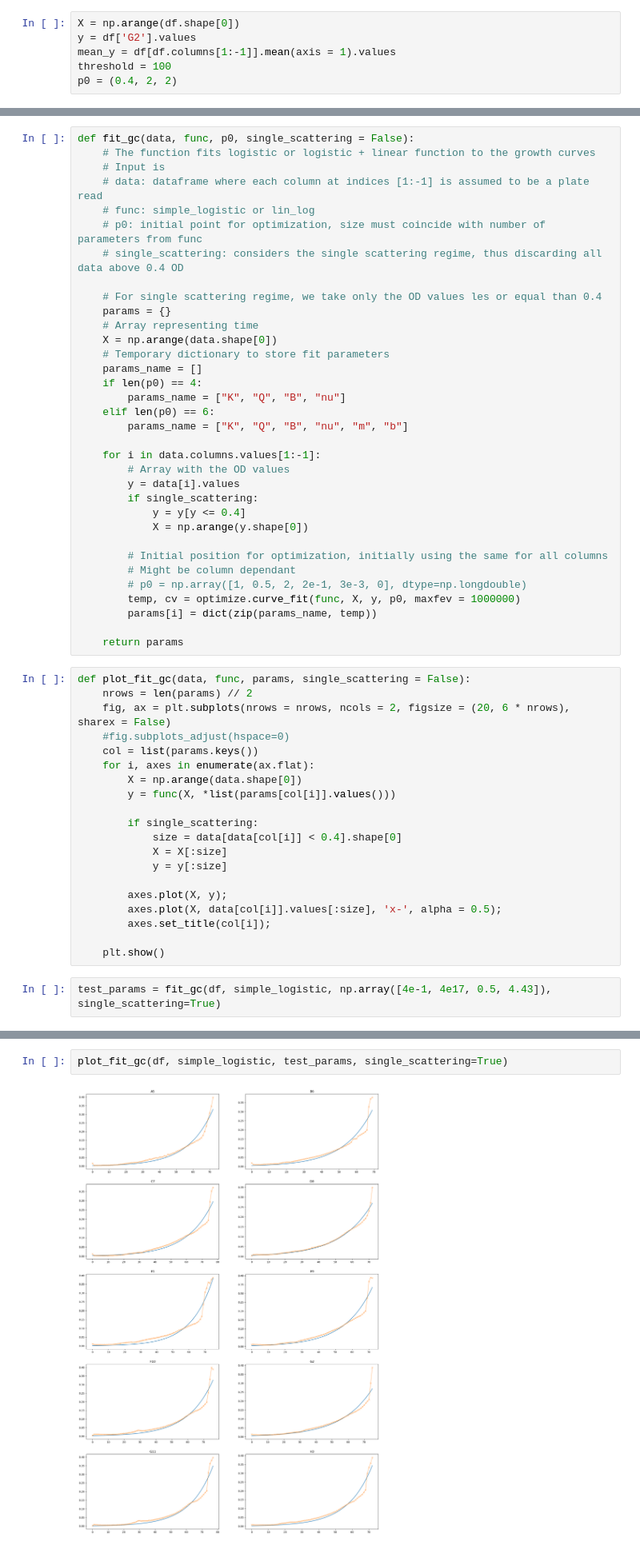
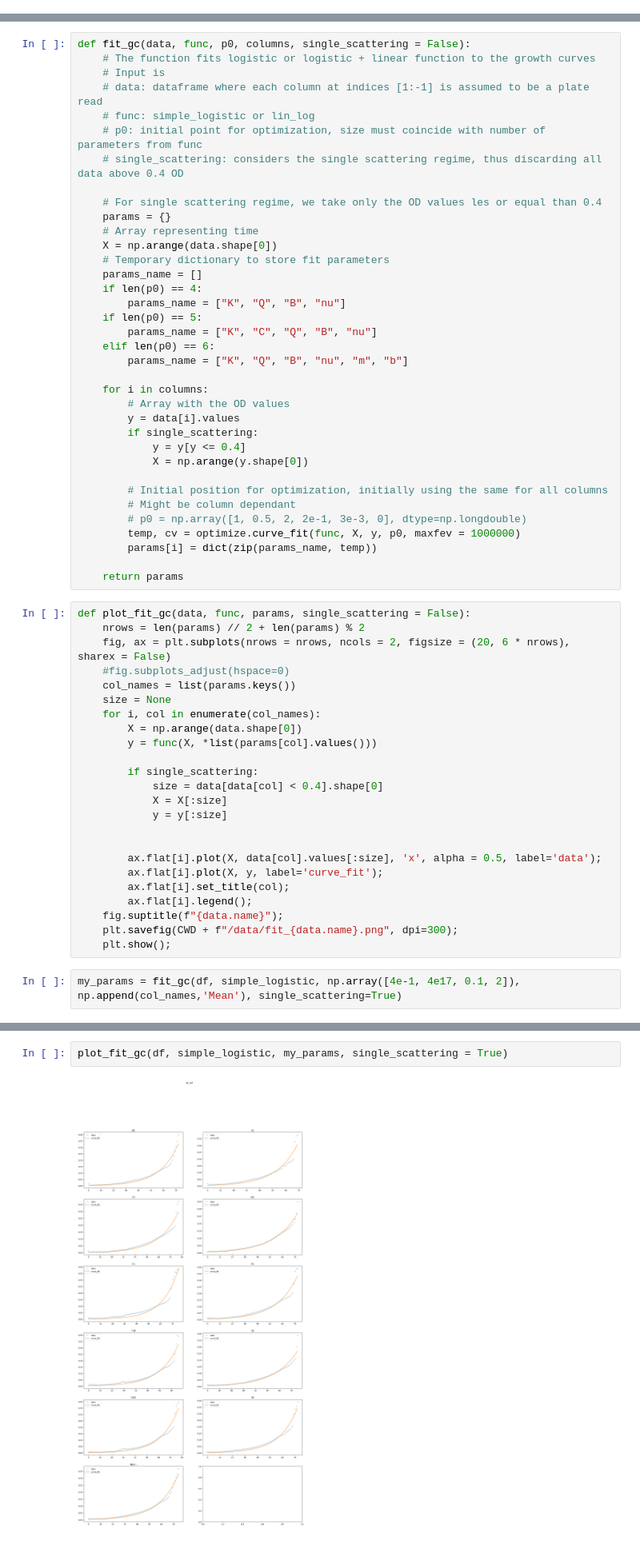
Before and after one commit to mpedraza98/trna, a Jupyter notebook: Fit_growth_curve.ipynb, the cells around one changed output, grey strips where cells are left out. Shown at 80% size. Drawn from its saved outputs; the diff is of its cells as text.

```diff
--- a/Fit_growth_curve.ipynb
+++ b/Fit_growth_curve.ipynb
@@ -63,6 +62,0 @@ def simple_logistic(x, K, Q, B, nu):
-# %%
-X = np.arange(df.shape[0])
-y = df['G2'].values
-mean_y = df[df.columns[1:-1]].mean(axis = 1).values
-threshold = 100
-p0 = (0.4, 2, 2)
@@ -89,7 +63,7 @@ plt.plot(mean_y[:threshold], marker = 'x')
 # %% [markdown]
 ### Fitting the growth curves using the linear + sigmoid functions
 # %%
-def fit_gc(data, func, p0, single_scattering = False):
+def fit_gc(data, func, p0, columns, single_scattering = False):
     # The function fits logistic or logistic + linear function to the growth curves
     # Input is
     # data: dataframe where each column at indices [1:-1] is assumed to be a plate read
@@ -105,10 +79,12 @@ def fit_gc(data, func, p0, single_scattering = False):
     params_name = []
     if len(p0) == 4:
         params_name = ["K", "Q", "B", "nu"]
+    if len(p0) == 5:
+        params_name = ["K", "C", "Q", "B", "nu"]
     elif len(p0) == 6:
         params_name = ["K", "Q", "B", "nu", "m", "b"]
 
-    for i in data.columns.values[1:-1]:
+    for i in columns:
         # Array with the OD values
         y = data[i].values
         if single_scattering:
@@ -124,23 +100,27 @@ def fit_gc(data, func, p0, single_scattering = False):
     return params
 # %%
 def plot_fit_gc(data, func, params, single_scattering = False):
-    nrows = len(params) // 2
+    nrows = len(params) // 2 + len(params) % 2
     fig, ax = plt.subplots(nrows = nrows, ncols = 2, figsize = (20, 6 * nrows), sharex = False)
     #fig.subplots_adjust(hspace=0)
-    col = list(params.keys())
-    for i, axes in enumerate(ax.flat):
+    col_names = list(params.keys())
+    size = None
+    for i, col in enumerate(col_names):
         X = np.arange(data.shape[0])
-        y = func(X, *list(params[col[i]].values()))
+        y = func(X, *list(params[col].values()))
 
         if single_scattering:
-            size = data[data[col[i]] < 0.4].shape[0]
+            size = data[data[col] < 0.4].shape[0]
             X = X[:size]
             y = y[:size]
 
-        axes.plot(X, y);
-        axes.plot(X, data[col[i]].values[:size], 'x-', alpha = 0.5);
-        axes.set_title(col[i]);
 
-    plt.show()
+        ax.flat[i].plot(X, data[col].values[:size], 'x', alpha = 0.5, label='data');
+        ax.flat[i].plot(X, y, label='curve_fit');
+        ax.flat[i].set_title(col);
+        ax.flat[i].legend();
+    fig.suptitle(f"{data.name}");
+    plt.savefig(CWD + f"/data/fit_{data.name}.png", dpi=300);
+    plt.show();
 # %%
-test_params = fit_gc(df, simple_logistic, np.array([4e-1, 4e17, 0.5, 4.43]), single_scattering=True)
+my_params = fit_gc(df, simple_logistic, np.array([4e-1, 4e17, 0.1, 2]), np.append(col_names,'Mean'), single_scattering=True)
@@ -167,4 +135,4 @@ test_params
 # %%
-plot_fit_gc(df, simple_logistic, test_params, single_scattering=True)
+plot_fit_gc(df, simple_logistic, my_params, single_scattering = True)
 # %% [output]
-[figure, old version]
+[figure, new version]
```
Also changed, not shown: parts of 31 cells of this notebook, 14 other files.
